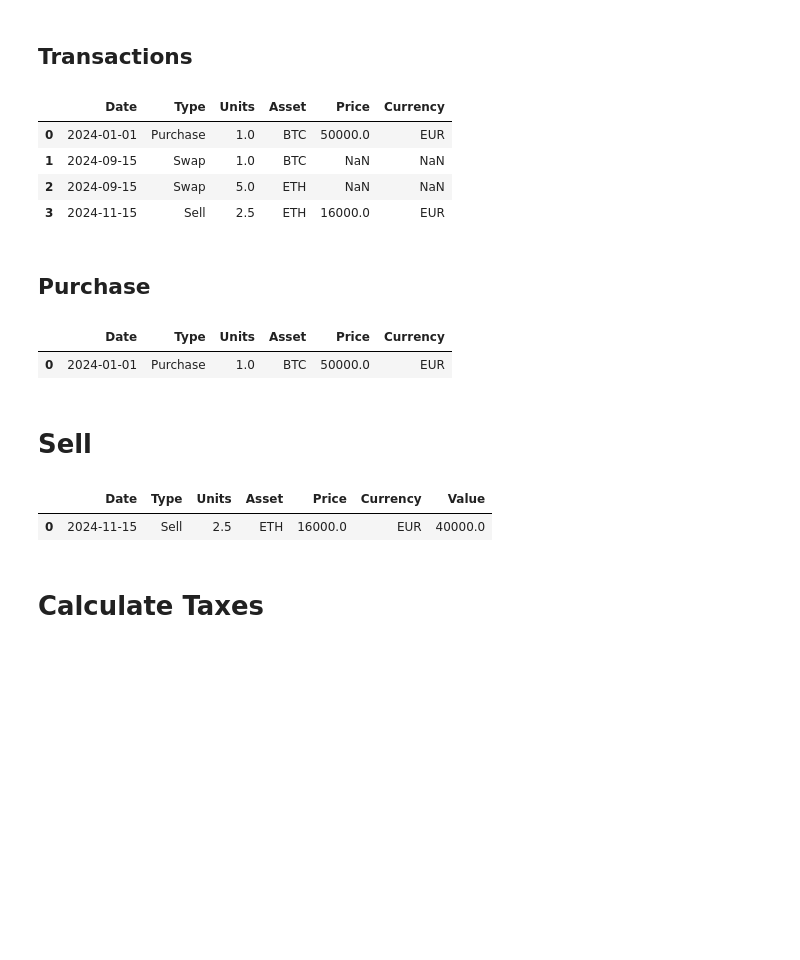
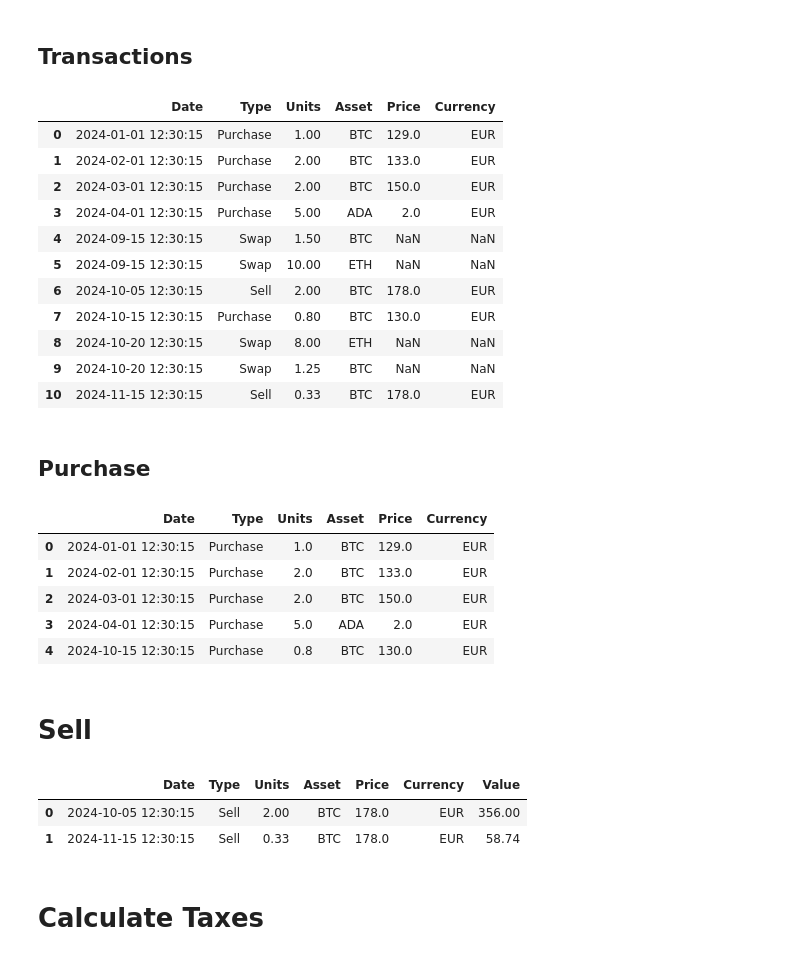
Before and after one commit to FedericoGentile/capital-gains-tax-calculator, a Jupyter notebook: tax_calculator_simulator.ipynb, the cells around one changed output. Cells and saved outputs as stored; diff of their text form; code cells hidden in the pictures; blank space fills up the shorter version.

```diff
--- a/tax_calculator_simulator.ipynb
+++ b/tax_calculator_simulator.ipynb
@@ -227,15 +227,22 @@ def take_balance_snapshot(df_balance_evolution, df_balance, date):
 # %% [markdown]
 ## Transactions
 # %%
-df_transactions = pd.read_csv('transactions_01.csv', sep=";")
-df_transactions['Date'] = pd.to_datetime(df_transactions['Date'], format='%d/%m/%Y')
+df_transactions = pd.read_csv('transactions_00.csv', sep=";")
+df_transactions['Date'] = pd.to_datetime(df_transactions['Date'], format='%d/%m/%Y %H:%M:%S')
 df_transactions
 # %% [output]
 |  | Date | Type | Units | Asset | Price | Currency |
-| 0 | 2024-01-01 | Purchase | 1.0 | BTC | 50000.0 | EUR |
-| 1 | 2024-09-15 | Swap | 1.0 | BTC | NaN | NaN |
-| 2 | 2024-09-15 | Swap | 5.0 | ETH | NaN | NaN |
-| 3 | 2024-11-15 | Sell | 2.5 | ETH | 16000.0 | EUR |
+| 0 | 2024-01-01 12:30:15 | Purchase | 1.00 | BTC | 129.0 | EUR |
+| 1 | 2024-02-01 12:30:15 | Purchase | 2.00 | BTC | 133.0 | EUR |
+| 2 | 2024-03-01 12:30:15 | Purchase | 2.00 | BTC | 150.0 | EUR |
+| 3 | 2024-04-01 12:30:15 | Purchase | 5.00 | ADA | 2.0 | EUR |
+| 4 | 2024-09-15 12:30:15 | Swap | 1.50 | BTC | NaN | NaN |
+| 5 | 2024-09-15 12:30:15 | Swap | 10.00 | ETH | NaN | NaN |
+| 6 | 2024-10-05 12:30:15 | Sell | 2.00 | BTC | 178.0 | EUR |
+| 7 | 2024-10-15 12:30:15 | Purchase | 0.80 | BTC | 130.0 | EUR |
+| 8 | 2024-10-20 12:30:15 | Swap | 8.00 | ETH | NaN | NaN |
+| 9 | 2024-10-20 12:30:15 | Swap | 1.25 | BTC | NaN | NaN |
+| 10 | 2024-11-15 12:30:15 | Sell | 0.33 | BTC | 178.0 | EUR |
 # %% [markdown]
 ## Purchase
 # %%
@@ -243,7 +250,11 @@ df_purchase = df_transactions[df_transactions["Type"]=='Purchase'].reset_index(d
 df_purchase
 # %% [output]
 |  | Date | Type | Units | Asset | Price | Currency |
-| 0 | 2024-01-01 | Purchase | 1.0 | BTC | 50000.0 | EUR |
+| 0 | 2024-01-01 12:30:15 | Purchase | 1.0 | BTC | 129.0 | EUR |
+| 1 | 2024-02-01 12:30:15 | Purchase | 2.0 | BTC | 133.0 | EUR |
+| 2 | 2024-03-01 12:30:15 | Purchase | 2.0 | BTC | 150.0 | EUR |
+| 3 | 2024-04-01 12:30:15 | Purchase | 5.0 | ADA | 2.0 | EUR |
+| 4 | 2024-10-15 12:30:15 | Purchase | 0.8 | BTC | 130.0 | EUR |
 # %% [markdown]
 # Sell
 # %%
@@ -252,7 +263,8 @@ df_sales['Value'] = df_sales['Units']*df_sales['Price']
 df_sales
 # %% [output]
 |  | Date | Type | Units | Asset | Price | Currency | Value |
-| 0 | 2024-11-15 | Sell | 2.5 | ETH | 16000.0 | EUR | 40000.0 |
+| 0 | 2024-10-05 12:30:15 | Sell | 2.00 | BTC | 178.0 | EUR | 356.00 |
+| 1 | 2024-11-15 12:30:15 | Sell | 0.33 | BTC | 178.0 | EUR | 58.74 |
 # %% [markdown]
 # Calculate Taxes
 # %%
```
Also changed, not shown: parts of 3 cells of this notebook, 2 other files.
